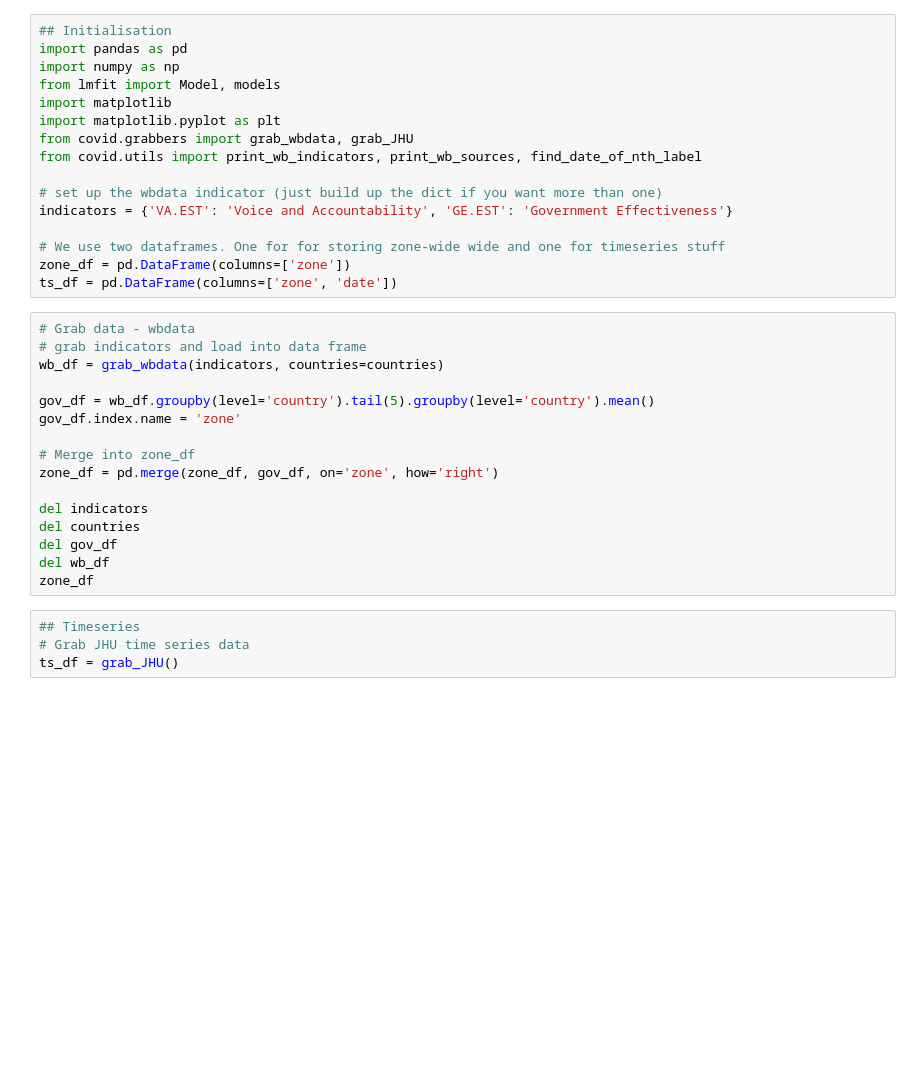
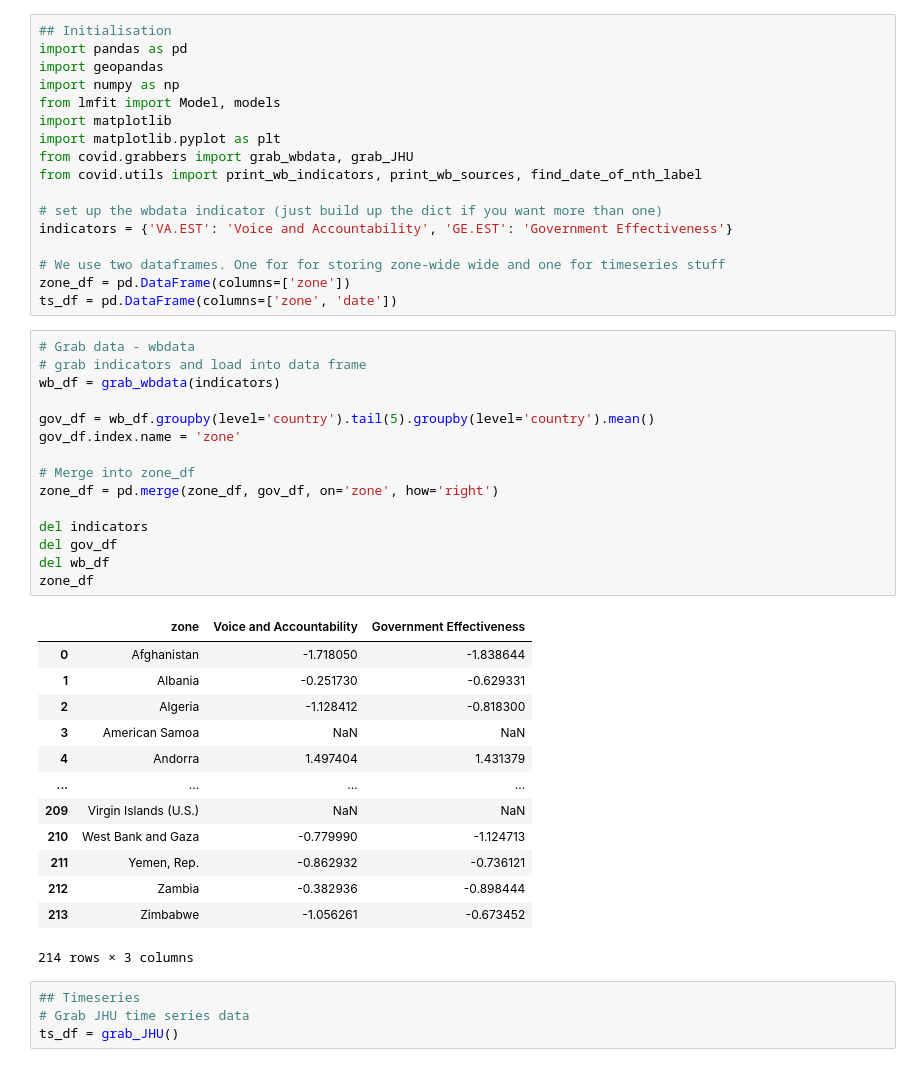
Before and after one commit to JeppeKlitgaard/COVID-19, a Jupyter notebook: COVID_data.ipynb, the cells around one changed output. Saved outputs shown, nothing was run; the diff lists cells and outputs as text; blank space fills up the shorter version.

```diff
--- a/COVID_data.ipynb
+++ b/COVID_data.ipynb
@@ -1,6 +1,7 @@
 # %%
 ## Initialisation
 import pandas as pd
+import geopandas
 import numpy as np
 from lmfit import Model, models
 import matplotlib
@@ -17,19 +18,32 @@ ts_df = pd.DataFrame(columns=['zone', 'date'])
 # %%
 # Grab data - wbdata
 # grab indicators and load into data frame
-wb_df = grab_wbdata(indicators, countries=countries)
+wb_df = grab_wbdata(indicators)
 
 gov_df = wb_df.groupby(level='country').tail(5).groupby(level='country').mean()
 gov_df.index.name = 'zone'
 
 # Merge into zone_df
 zone_df = pd.merge(zone_df, gov_df, on='zone', how='right')
 
 del indicators
-del countries
 del gov_df
 del wb_df
 zone_df
+# %% [output]
+|  | zone | Voice and Accountability | Government Effectiveness |
+| 0 | Afghanistan | -1.718050 | -1.838644 |
+| 1 | Albania | -0.251730 | -0.629331 |
+| 2 | Algeria | -1.128412 | -0.818300 |
+| 3 | American Samoa | NaN | NaN |
+| 4 | Andorra | 1.497404 | 1.431379 |
+| ... | ... | ... | ... |
+| 209 | Virgin Islands (U.S.) | NaN | NaN |
+| 210 | West Bank and Gaza | -0.779990 | -1.124713 |
+| 211 | Yemen, Rep. | -0.862932 | -0.736121 |
+| 212 | Zambia | -0.382936 | -0.898444 |
+| 213 | Zimbabwe | -1.056261 | -0.673452 |
+214 rows × 3 columns
 # %%
 ## Timeseries
 # Grab JHU time series data
```
Also changed, not shown: parts of 17 cells of this notebook, 1 other file.
